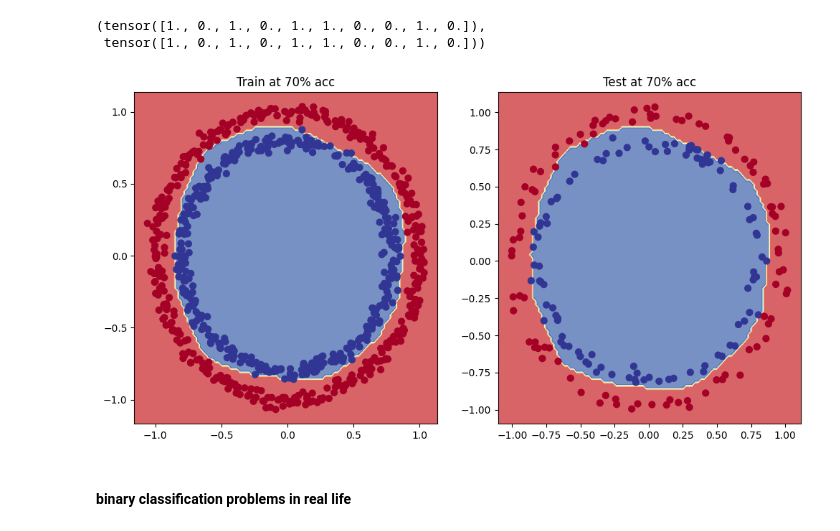
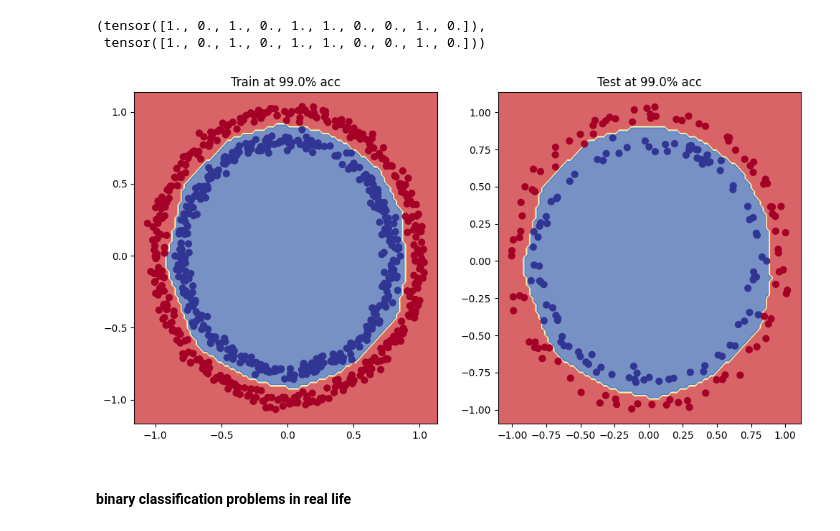
Before and after one commit to BMugo84/pytorch_in_25_hours, a Jupyter notebook: pytorch02Classification.ipynb, the cells around one changed output. Cells and saved outputs as stored; diff of their text form; code cells hidden in the pictures.

Commit message:
Created using Colab 99% accuracy, 0.04 loss 2000 epochs 2:16:16:1

```diff
--- a/pytorch02Classification.ipynb
+++ b/pytorch02Classification.ipynb
@@ -912,7 +912,7 @@ X_train, y_train = X_train.to(device) ,y_train.to(device)
 X_test, y_test = X_test.to(device) ,y_test.to(device)
 
 # Training loop
-epochs = 1000
+epochs = 2000
 
 for epoch in range(epochs):
     # Train
@@ -938,7 +938,7 @@ for epoch in range(epochs):
         test_acc = accuracy_fn(y_true=y_test, y_pred=test_pred)
 
     # Print out what's happening
-    if epoch % 100 == 0:
+    if epoch % 200 == 0:
         print(f"Epoch: {epoch}, Loss: {loss:.5f}, Acc: {acc:.2f}% | Test loss: {test_loss:.5f}, Test acc: {test_acc:.2f}%")
 # %% [output]
 Epoch: 0, Loss: 0.69753, Acc: 50.00% | Test loss: 0.69784, Test acc: 50.00%
@@ -963,14 +963,14 @@ y_preds[:10],y_test[:10]
 # %%
 # plot decision boundaries
 plt.figure(figsize=(12, 6))
 plt.subplot(1,2,1)
-plt.title("Train at 70% acc")
+plt.title("Train at 99.0% acc")
 plot_decision_boundary(model_3, X_train, y_train)
 plt.subplot(1,2,2)
-plt.title("Test at 70% acc")
+plt.title("Test at 99.0% acc")
 plot_decision_boundary(model_3, X_test, y_test)
 # %% [output]
-[figure, old version]
+[figure, new version]
 # %% [markdown]
 #### binary classification problems in real life
 # %% [markdown]
```
Also changed, not shown: parts of 1 cell of this notebook.
